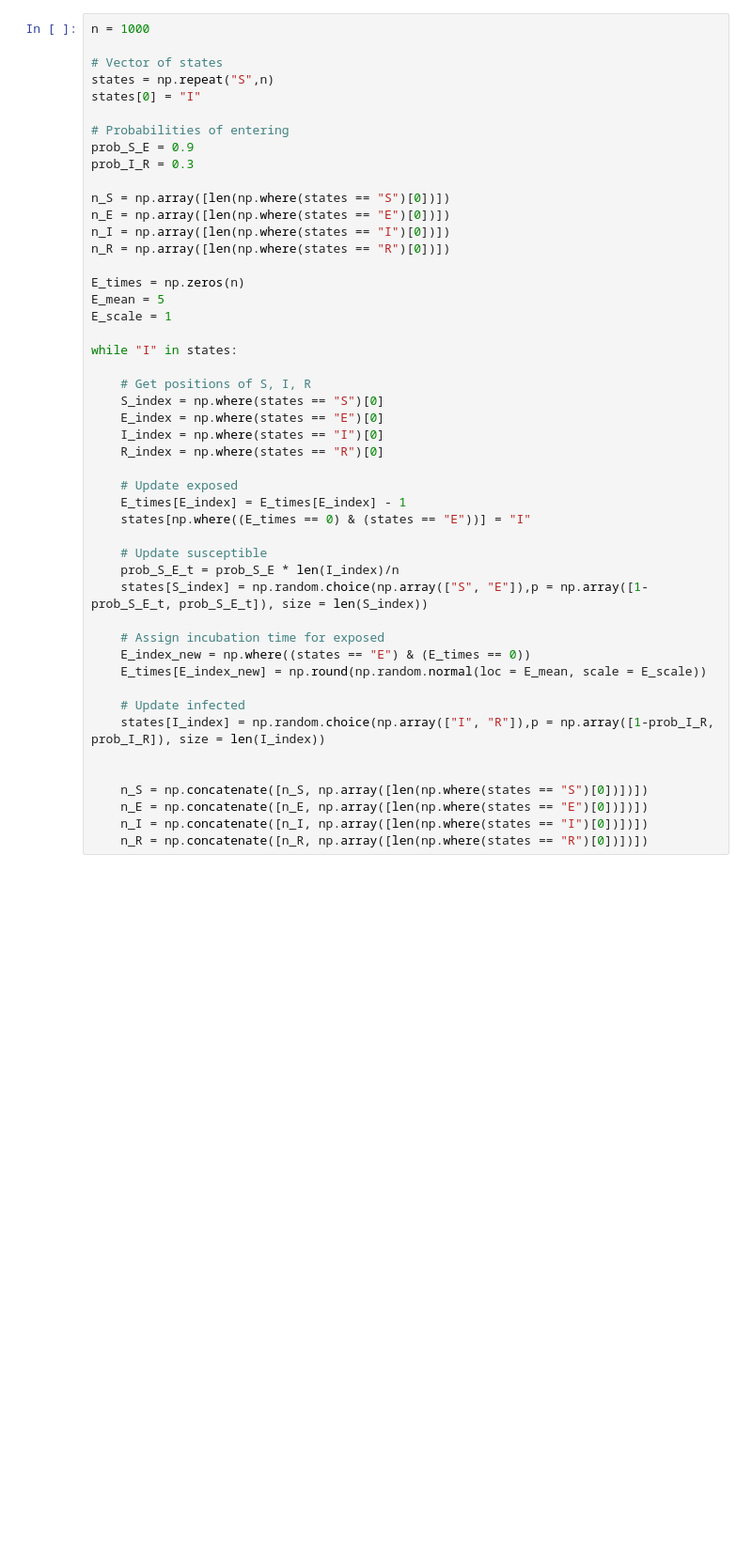
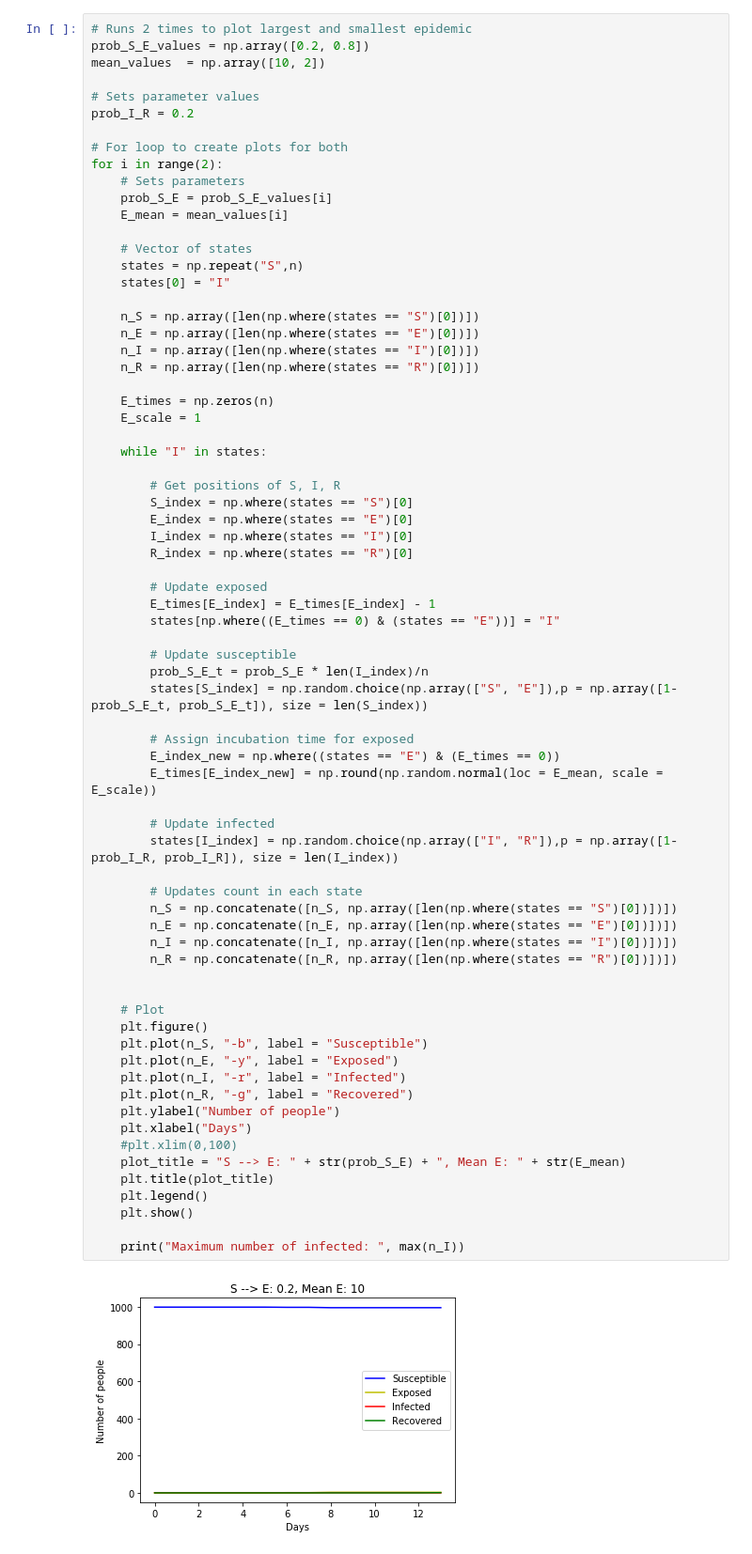
Before and after one commit to sofiehonore/Project1_breast_cancer, a Jupyter notebook: SEIR.ipynb, the cells around one changed output. Shown: that part at 94% size. Saved outputs shown, nothing was run; the diff lists cells and outputs as text; blank space fills up the shorter version.

```diff
--- a/SEIR.ipynb
+++ b/SEIR.ipynb
@@ -6,48 +130,73 @@ import scipy.stats as stats
 # %%
-n = 1000
+# Runs 2 times to plot largest and smallest epidemic
+prob_S_E_values = np.array([0.2, 0.8])
+mean_values  = np.array([10, 2])
 
-# Vector of states
-states = np.repeat("S",n)
-states[0] = "I"
+# Sets parameter values
+prob_I_R = 0.2
 
-# Probabilities of entering
-prob_S_E = 0.9
-prob_I_R = 0.3
+# For loop to create plots for both
+for i in range(2):
+    # Sets parameters
+    prob_S_E = prob_S_E_values[i]
+    E_mean = mean_values[i]
 
-n_S = np.array([len(np.where(states == "S")[0])])
-n_E = np.array([len(np.where(states == "E")[0])])
-n_I = np.array([len(np.where(states == "I")[0])])
-n_R = np.array([len(np.where(states == "R")[0])])
+    # Vector of states
+    states = np.repeat("S",n)
+    states[0] = "I"
 
-E_times = np.zeros(n)
-E_mean = 5
-E_scale = 1
+    n_S = np.array([len(np.where(states == "S")[0])])
+    n_E = np.array([len(np.where(states == "E")[0])])
+    n_I = np.array([len(np.where(states == "I")[0])])
+    n_R = np.array([len(np.where(states == "R")[0])])
 
-while "I" in states:
+    E_times = np.zeros(n)
+    E_scale = 1
 
-    # Get positions of S, I, R
-    S_index = np.where(states == "S")[0]
-    E_index = np.where(states == "E")[0]
-    I_index = np.where(states == "I")[0]
-    R_index = np.where(states == "R")[0]
+    while "I" in states:
 
-    # Update exposed
-    E_times[E_index] = E_times[E_index] - 1
-    states[np.where((E_times == 0) & (states == "E"))] = "I"
+        # Get positions of S, I, R
+        S_index = np.where(states == "S")[0]
+        E_index = np.where(states == "E")[0]
+        I_index = np.where(states == "I")[0]
+        R_index = np.where(states == "R")[0]
 
-    # Update susceptible
-    prob_S_E_t = prob_S_E * len(I_index)/n
-    states[S_index] = np.random.choice(np.array(["S", "E"]),p = np.array([1-prob_S_E_t, prob_S_E_t]), size = len(S_index))
+        # Update exposed
+        E_times[E_index] = E_times[E_index] - 1
+        states[np.where((E_times == 0) & (states == "E"))] = "I"
 
-    # Assign incubation time for exposed
-    E_index_new = np.where((states == "E") & (E_times == 0))
-    E_times[E_index_new] = np.round(np.random.normal(loc = E_mean, scale = E_scale))
+        # Update susceptible
+        prob_S_E_t = prob_S_E * len(I_index)/n
+        states[S_index] = np.random.choice(np.array(["S", "E"]),p = np.array([1-prob_S_E_t, prob_S_E_t]), size = len(S_index))
 
-    # Update infected
-    states[I_index] = np.random.choice(np.array(["I", "R"]),p = np.array([1-prob_I_R, prob_I_R]), size = len(I_index))
+        # Assign incubation time for exposed
+        E_index_new = np.where((states == "E") & (E_times == 0))
+        E_times[E_index_new] = np.round(np.random.normal(loc = E_mean, scale = E_scale))
+
+        # Update infected
+        states[I_index] = np.random.choice(np.array(["I", "R"]),p = np.array([1-prob_I_R, prob_I_R]), size = len(I_index))
+
+        # Updates count in each state
+        n_S = np.concatenate([n_S, np.array([len(np.where(states == "S")[0])])])
+        n_E = np.concatenate([n_E, np.array([len(np.where(states == "E")[0])])])
+        n_I = np.concatenate([n_I, np.array([len(np.where(states == "I")[0])])])
+        n_R = np.concatenate([n_R, np.array([len(np.where(states == "R")[0])])])
 
 
-    n_S = np.concatenate([n_S, np.array([len(np.where(states == "S")[0])])])
-    n_E = np.concatenate([n_E, np.array([len(np.where(states == "E")[0])])])
-    n_I = np.concatenate([n_I, np.array([len(np.where(states == "I")[0])])])
-    n_R = np.concatenate([n_R, np.array([len(np.where(states == "R")[0])])])
+    # Plot
+    plt.figure()
+    plt.plot(n_S, "-b", label = "Susceptible")
+    plt.plot(n_E, "-y", label = "Exposed")
+    plt.plot(n_I, "-r", label = "Infected")
+    plt.plot(n_R, "-g", label = "Recovered")
+    plt.ylabel("Number of people")
+    plt.xlabel("Days")
+    #plt.xlim(0,100)
+    plot_title = "S --> E: " + str(prob_S_E) + ", Mean E: " + str(E_mean)
+    plt.title(plot_title)
+    plt.legend()
+    plt.show()
+
+    print("Maximum number of infected: ", max(n_I))
+# %% [output]
+[figure, added]
```
Also changed, not shown: parts of 7 cells of this notebook.
